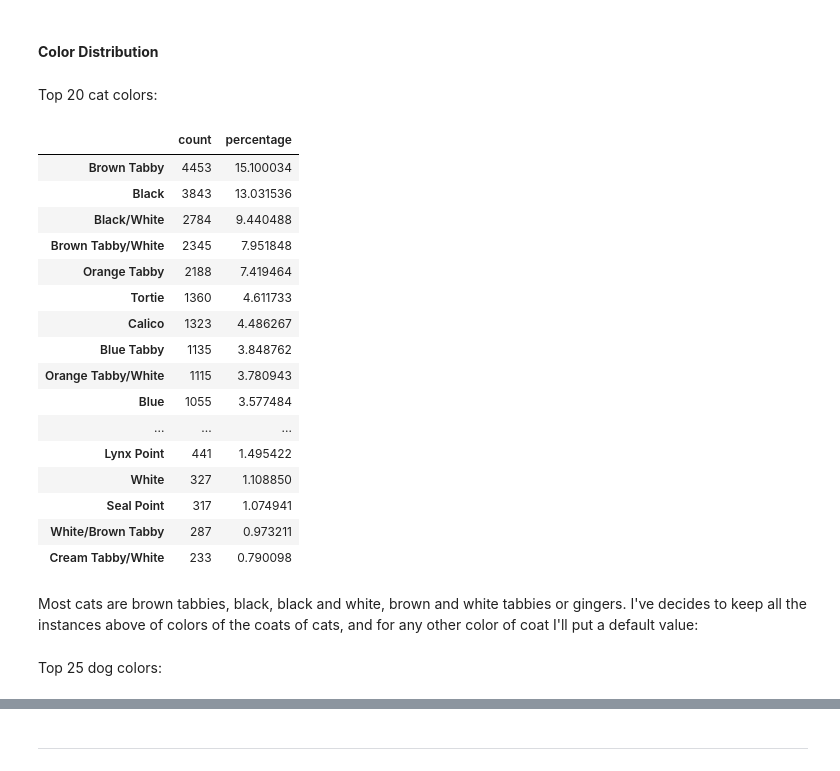
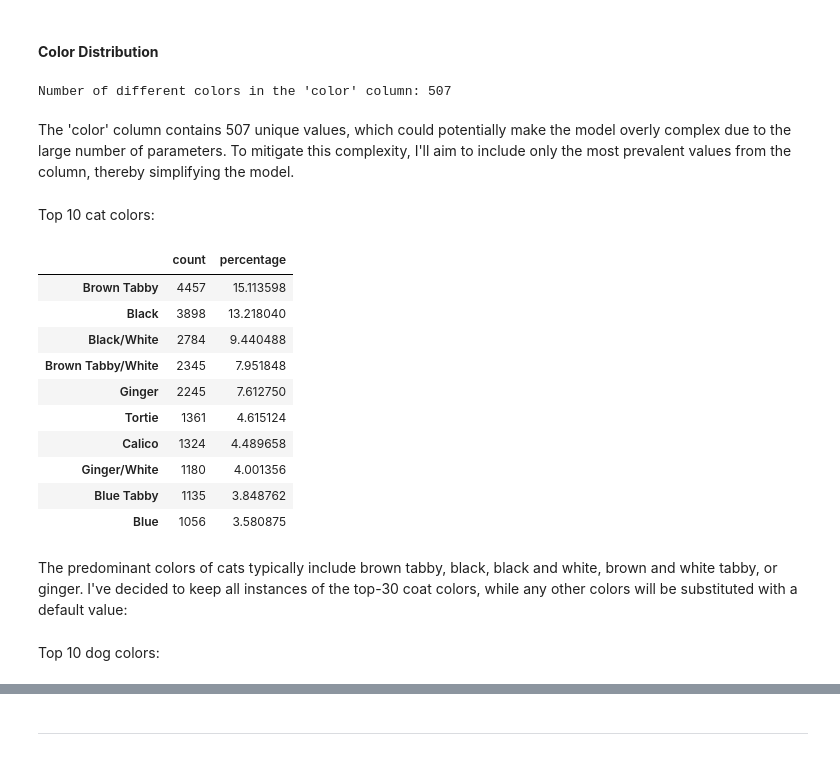
Before and after one commit to Darmendel/TDS-project, a Jupyter notebook: Final Pipeline.ipynb, the cells around one changed output, grey strips where cells are left out. Drawn from its saved outputs; the diff is of its cells as text; code cells hidden in the pictures.

Commit message:
changing top-k colors

```diff
--- a/Final Pipeline.ipynb
+++ b/Final Pipeline.ipynb
@@ -554,0 +591,18 @@ dtf = dtf[column_order]
+# %%
+# Filtering rows where 'animal_type' is 'Cat' and 'color' contains 'Orange'
+cats = dtf[dtf['animal_type'] == 'Cat']
+orange_cats = cats[cats['color'].str.contains('Orange')]
+
+# Replacing 'Orange Tabby' or 'Orange' with 'Ginger' in the 'color' column
+orange_cats['color'] = orange_cats['color'].str.replace('Orange Tabby', 'Ginger')
+orange_cats['color'] = orange_cats['color'].str.replace('Orange', 'Ginger')
+
+# Updating the changes in the original DataFrame
+dtf.update(orange_cats)
+# %%
+# Custom function to check and replace values
+def replace_same_color(x):
+    parts = x.split('/')
+    if len(parts) == 2 and parts[0] == parts[1]:
+        return parts[0]
+    return x
@@ -554,0 +611,3 @@ dtf = dtf[column_order]
+# %%
+# Appling the function replace_same_color to the 'color' column
+dtf['color'] = dtf['color'].apply(replace_same_color)
@@ -558,29 +619,31 @@ df = dtf.copy()
 ***
 # %% [markdown]
 #### <b>Color Distribution</b>
+# %%
+print(f"Number of different colors in the 'color' column: {len(df['color'].value_counts())}")
+# %% [output]
+Number of different colors in the 'color' column: 507
+# %% [markdown]
+The 'color' column contains 507 unique values, which could potentially make the model overly complex due to the large number of parameters. To mitigate this complexity, I'll aim to include only the most prevalent values from the column, thereby simplifying the model.
+# %%
+k = 10
 # %% [markdown]
-Top 20 cat colors:
+Top 10 cat colors:
 # %%
-top_k_cat_colors = pd.DataFrame(get_top_k(df, 'color', 'Cat', 20))
-top_k_cat_colors.head(20)
+top_k_cat_colors = pd.DataFrame(get_top_k(df, 'color', 'Cat', k))
+top_k_cat_colors.head(k)
 # %% [output]
 |  | count | percentage |
-| Brown Tabby | 4453 | 15.100034 |
-| Black | 3843 | 13.031536 |
+| Brown Tabby | 4457 | 15.113598 |
+| Black | 3898 | 13.218040 |
 | Black/White | 2784 | 9.440488 |
 | Brown Tabby/White | 2345 | 7.951848 |
-| Orange Tabby | 2188 | 7.419464 |
-| Tortie | 1360 | 4.611733 |
-| Calico | 1323 | 4.486267 |
+| Ginger | 2245 | 7.612750 |
+| Tortie | 1361 | 4.615124 |
+| Calico | 1324 | 4.489658 |
+| Ginger/White | 1180 | 4.001356 |
 | Blue Tabby | 1135 | 3.848762 |
-| Orange Tabby/White | 1115 | 3.780943 |
-| Blue | 1055 | 3.577484 |
-| ... | ... | ... |
-| Lynx Point | 441 | 1.495422 |
-| White | 327 | 1.108850 |
-| Seal Point | 317 | 1.074941 |
-| White/Brown Tabby | 287 | 0.973211 |
-| Cream Tabby/White | 233 | 0.790098 |
+| Blue | 1056 | 3.580875 |
 # %% [markdown]
-Most cats are brown tabbies, black, black and white, brown and white tabbies or gingers. I've decides to keep all the instances above of colors of the coats of cats, and for any other color of coat I'll put a default value:
+The predominant colors of cats typically include brown tabby, black, black and white, brown and white tabby, or ginger. I've decided to keep all instances of the top-30 coat colors, while any other colors will be substituted with a default value:
 # %%
@@ -588,3 +651,3 @@ df = set_top_k_colors(df, 'Cat', 'Other Cat Color', 20)
 # %% [markdown]
-Top 25 dog colors:
+Top 10 dog colors:
 # %%
```
Also changed, not shown: parts of 76 cells of this notebook, 3 other files.
